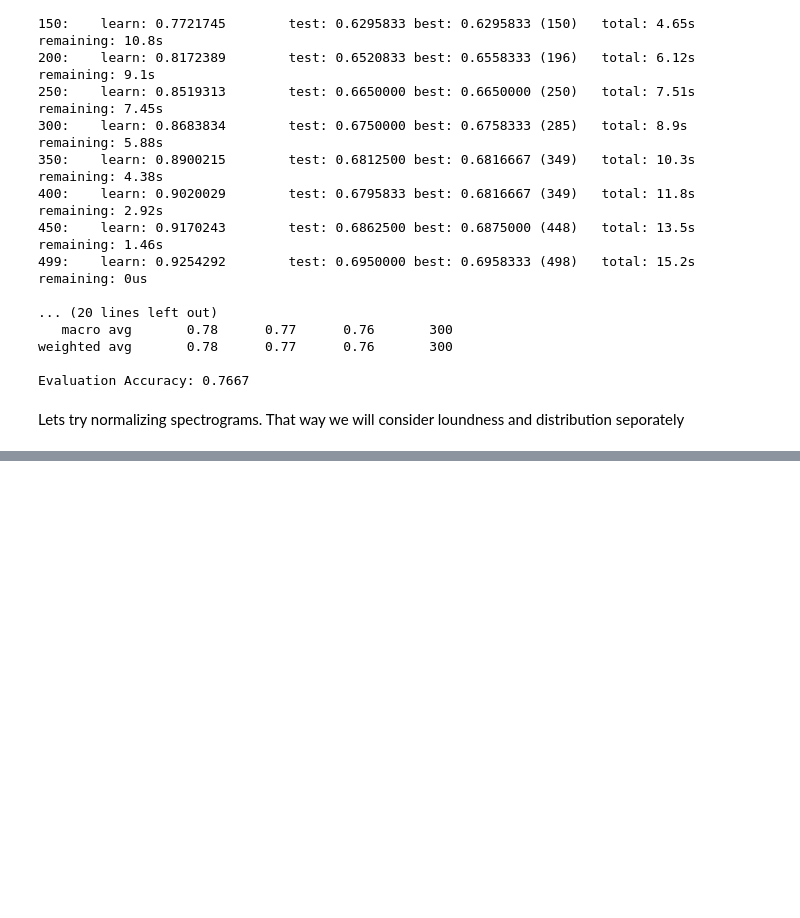
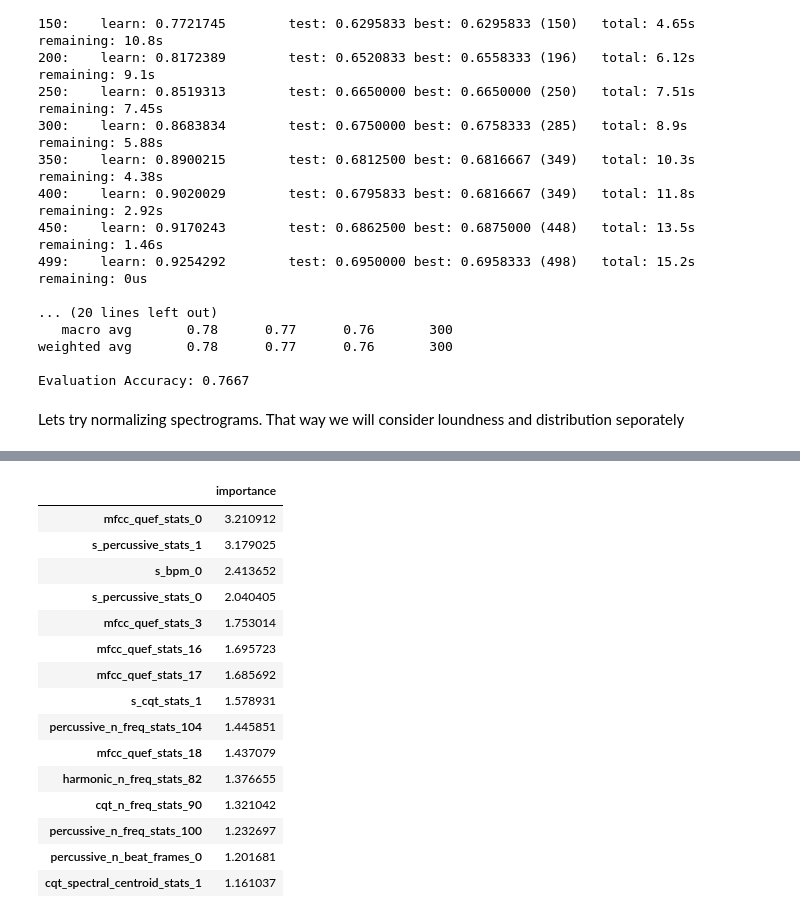
Before and after one commit to dmitrysluch/ariel-tds-music-genre, a Jupyter notebook: genre_detenction_ext.ipynb, the cells around one changed output, grey strips where cells are left out. Drawn from its saved outputs; the diff is of its cells as text; code cells hidden in the pictures; blank space fills up the shorter version.

```diff
--- a/genre_detenction_ext.ipynb
+++ b/genre_detenction_ext.ipynb
@@ -1048,0 +1068,12 @@ Lets try normalizing spectrograms. That way we will consider loundness and distr
+# %%
+features = ['s_bpm', 'cqt_n_freq_stats', 's_cqt_stats', 'harmonic_n_freq_stats', 's_harmonic_stats', 'percussive_n_freq_stats', 's_percussive_stats',
+           'cqt_spectral_centroid', 'cqt_spectral_centroid_stats', 'mfcc_quef_stats', 'percussive_n_beat_frames']
+weights = assign_feature_weights(E_train.get_feature_names_vector(features), dict(s_cqt_stats=0.7, s_harmonic_stats=0.6, s_percussive_stats=0.6, s_rms=0.4, s_bpm=0.7, mfcc_quef=0.8))
+model, acc = train_and_evaluate_catboost(
+    idx_eval=E_eval.get_features(['s_idx'])[:,0],
+    X_train=E_train.get_features(features),
+    X_eval=E_eval.get_features(features),
+    y_train=E_train.get_features(['s_y'])[:,0],
+    y_eval=E_eval.get_features(['s_y'])[:,0],
+    feature_weights=weights
+)
@@ -1048,0 +1099,23 @@ Lets try normalizing spectrograms. That way we will consider loundness and distr
+# %%
+pd.DataFrame(
+    data=model.feature_importances_,
+    index=E_train.get_feature_names_vector(features),
+    columns=['importance']
+).sort_values(by='importance', ascending=False).head(15)
+# %% [output]
+|  | importance |
+| mfcc_quef_stats_0 | 3.210912 |
+| s_percussive_stats_1 | 3.179025 |
+| s_bpm_0 | 2.413652 |
+| s_percussive_stats_0 | 2.040405 |
+| mfcc_quef_stats_3 | 1.753014 |
+| mfcc_quef_stats_16 | 1.695723 |
+| mfcc_quef_stats_17 | 1.685692 |
+| s_cqt_stats_1 | 1.578931 |
+| percussive_n_freq_stats_104 | 1.445851 |
+| mfcc_quef_stats_18 | 1.437079 |
+| harmonic_n_freq_stats_82 | 1.376655 |
+| cqt_n_freq_stats_90 | 1.321042 |
+| percussive_n_freq_stats_100 | 1.232697 |
+| percussive_n_beat_frames_0 | 1.201681 |
+| cqt_spectral_centroid_stats_1 | 1.161037 |
```
Also changed, not shown: parts of 14 cells of this notebook.
